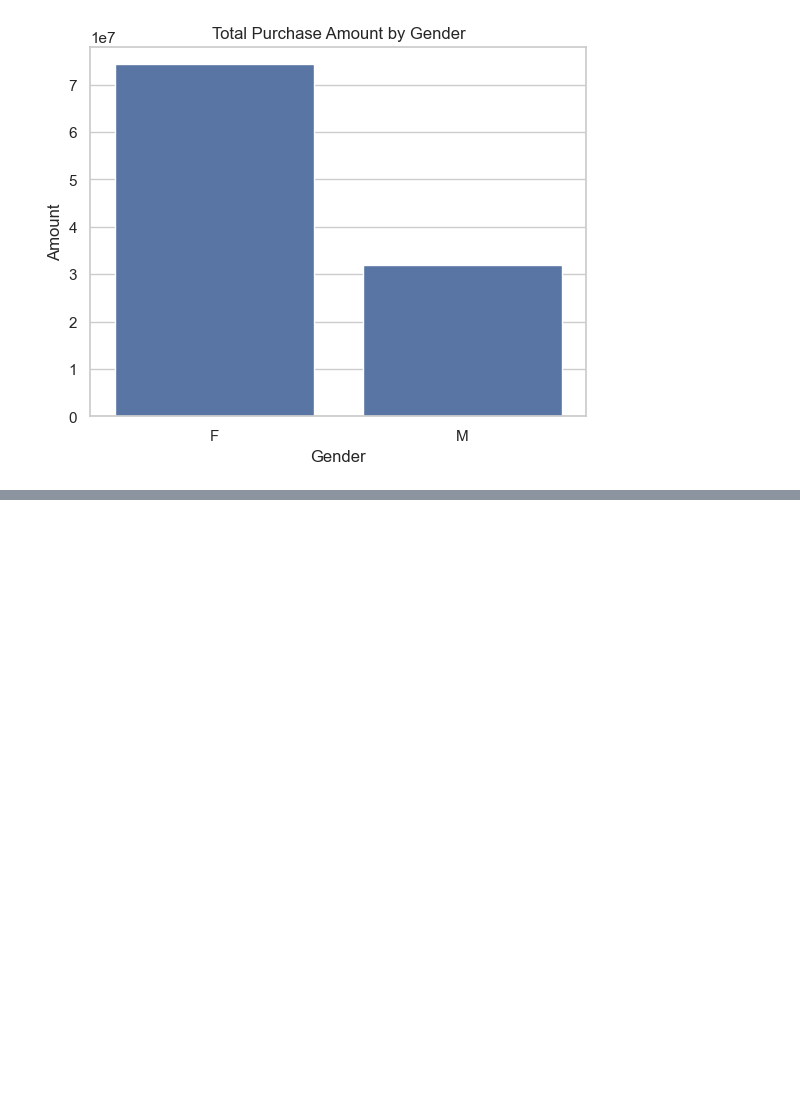
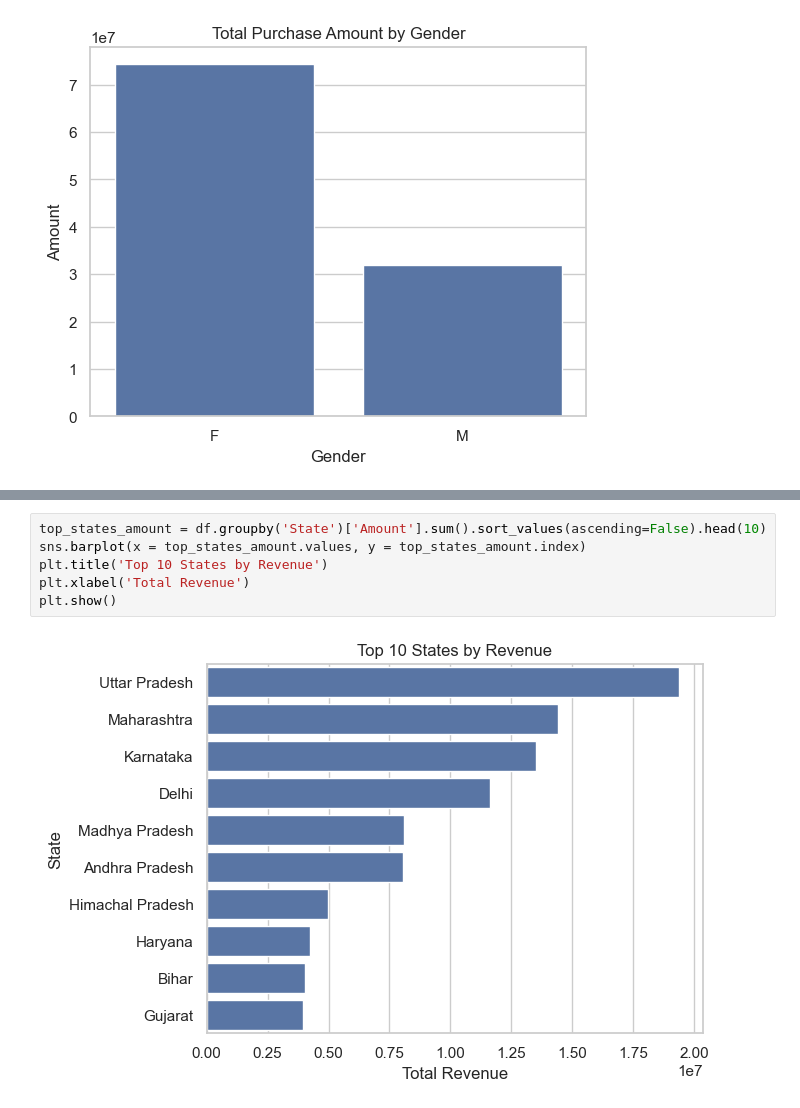
Before and after one commit to rohanpatil1794/New-Year-Sales-Analysis, a Jupyter notebook: New_year_sales_analysis.ipynb, the cells around one changed output, grey strips where cells are left out. Drawn from its saved outputs; the diff is of its cells as text; blank space fills up the shorter version.

```diff
--- a/New_year_sales_analysis.ipynb
+++ b/New_year_sales_analysis.ipynb
@@ -143,0 +181,8 @@ plt.show()
+# %%
+top_states_amount = df.groupby('State')['Amount'].sum().sort_values(ascending=False).head(10)
+sns.barplot(x = top_states_amount.values, y = top_states_amount.index)
+plt.title('Top 10 States by Revenue')
+plt.xlabel('Total Revenue')
+plt.show()
+# %% [output]
+[figure, added]
```
Also changed, not shown: parts of 11 cells of this notebook.
